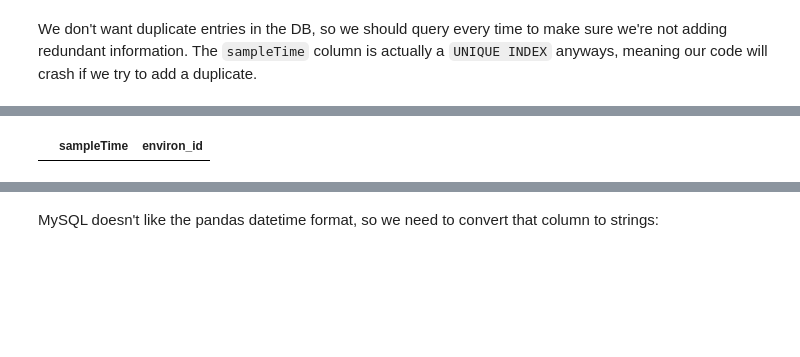
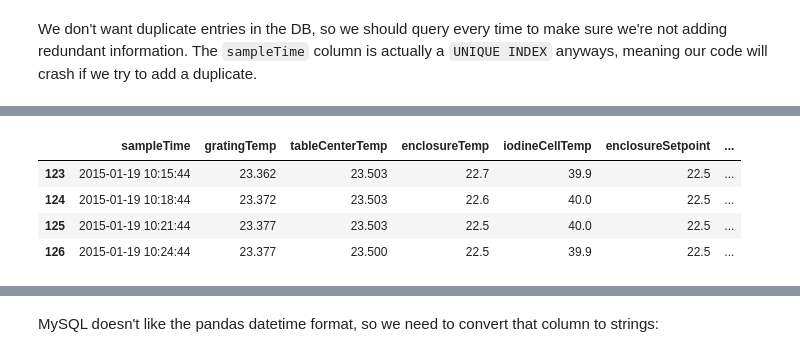
Before and after one commit to mattgiguere/chirondb, a Jupyter notebook: parseTPs.ipynb, the cells around one changed output, grey strips where cells are left out. Drawn from its saved outputs; the diff is of its cells as text; code cells hidden in the pictures; blank space fills up the shorter version.

```diff
--- a/parseTPs.ipynb
+++ b/parseTPs.ipynb
@@ -85,7 +105,11 @@ alreadyExists = pd.read_sql_query(cmd, engine)
 # %%
 df['sampleTime'] = pd.to_datetime(df['sampleTime'])
 alreadyExists['sampleTime'] = pd.to_datetime(alreadyExists['sampleTime'])
-# %%
-alreadyExists
-# %% [output]
-|  | sampleTime | environ_id |
+# %%
+df[(df['sampleTime'] > '2015-01-19T10:15:00') & (df['sampleTime'] < '2015-01-19T10:25:00')]
+# %% [output]
+|  | sampleTime | gratingTemp | tableCenterTemp | enclosureTemp | iodineCellTemp | enclosureSetpoint | ... |
+| 123 | 2015-01-19 10:15:44 | 23.362 | 23.503 | 22.7 | 39.9 | 22.5 | ... |
+| 124 | 2015-01-19 10:18:44 | 23.372 | 23.503 | 22.6 | 40.0 | 22.5 | ... |
+| 125 | 2015-01-19 10:21:44 | 23.377 | 23.503 | 22.5 | 40.0 | 22.5 | ... |
+| 126 | 2015-01-19 10:24:44 | 23.377 | 23.500 | 22.5 | 39.9 | 22.5 | ... |
```
Also changed, not shown: parts of 21 cells of this notebook, 1 other file.
